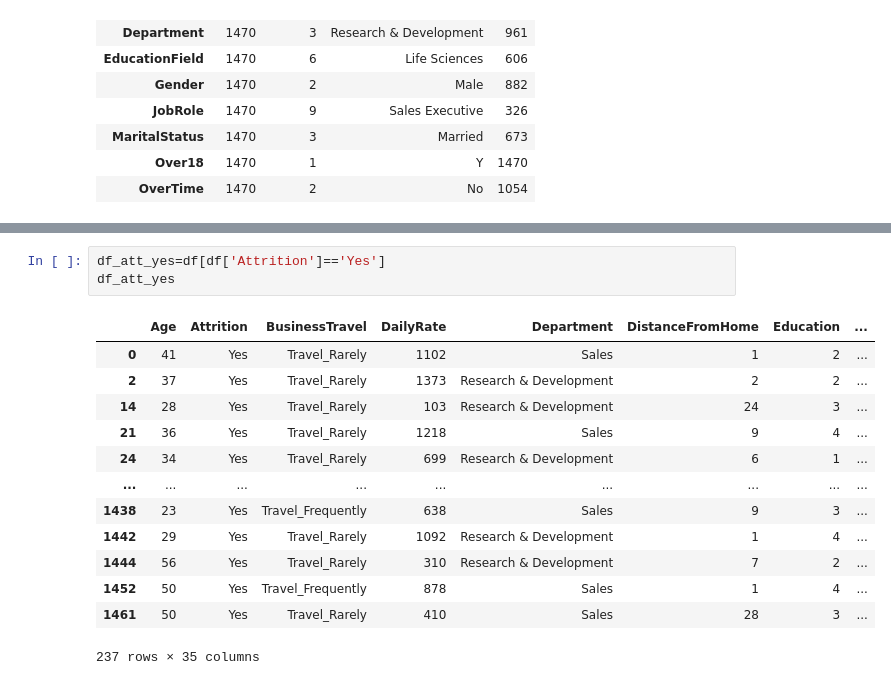
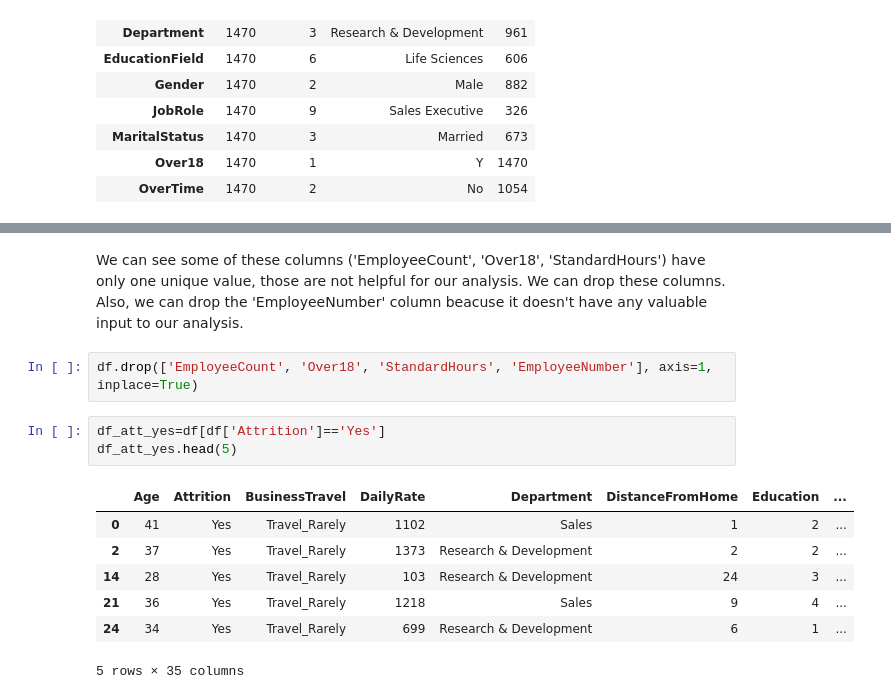
Before and after one commit to selvet-elo/IBM-Employee-Attrition-Dataset, a Jupyter notebook: IBM_HR_dataset_EDA.ipynb, the cells around one changed output, grey strips where cells are left out. Saved outputs shown, nothing was run; the diff lists cells and outputs as text.

```diff
--- a/IBM_HR_dataset_EDA.ipynb
+++ b/IBM_HR_dataset_EDA.ipynb
@@ -113,17 +130,15 @@ Name: count, dtype: int64
+# %% [markdown]
+We can see some of these columns ('EmployeeCount', 'Over18', 'StandardHours') have only one unique value, those are not helpful for our analysis. We can drop these columns. Also, we can drop the 'EmployeeNumber' column beacuse it doesn't have any valuable input to our analysis.
+# %%
+df.drop(['EmployeeCount', 'Over18', 'StandardHours', 'EmployeeNumber'], axis=1, inplace=True)
 # %%
 df_att_yes=df[df['Attrition']=='Yes']
-df_att_yes
+df_att_yes.head(5)
 # %% [output]
 |  | Age | Attrition | BusinessTravel | DailyRate | Department | DistanceFromHome | Education | ... |
 | 0 | 41 | Yes | Travel_Rarely | 1102 | Sales | 1 | 2 | ... |
 | 2 | 37 | Yes | Travel_Rarely | 1373 | Research & Development | 2 | 2 | ... |
 | 14 | 28 | Yes | Travel_Rarely | 103 | Research & Development | 24 | 3 | ... |
 | 21 | 36 | Yes | Travel_Rarely | 1218 | Sales | 9 | 4 | ... |
 | 24 | 34 | Yes | Travel_Rarely | 699 | Research & Development | 6 | 1 | ... |
-| ... | ... | ... | ... | ... | ... | ... | ... | ... |
-| 1438 | 23 | Yes | Travel_Frequently | 638 | Sales | 9 | 3 | ... |
-| 1442 | 29 | Yes | Travel_Rarely | 1092 | Research & Development | 1 | 4 | ... |
-| 1444 | 56 | Yes | Travel_Rarely | 310 | Research & Development | 7 | 2 | ... |
-| 1452 | 50 | Yes | Travel_Frequently | 878 | Sales | 1 | 4 | ... |
-| 1461 | 50 | Yes | Travel_Rarely | 410 | Sales | 28 | 3 | ... |
-237 rows × 35 columns
+5 rows × 35 columns
```
Also changed, not shown: parts of 5 cells of this notebook.
